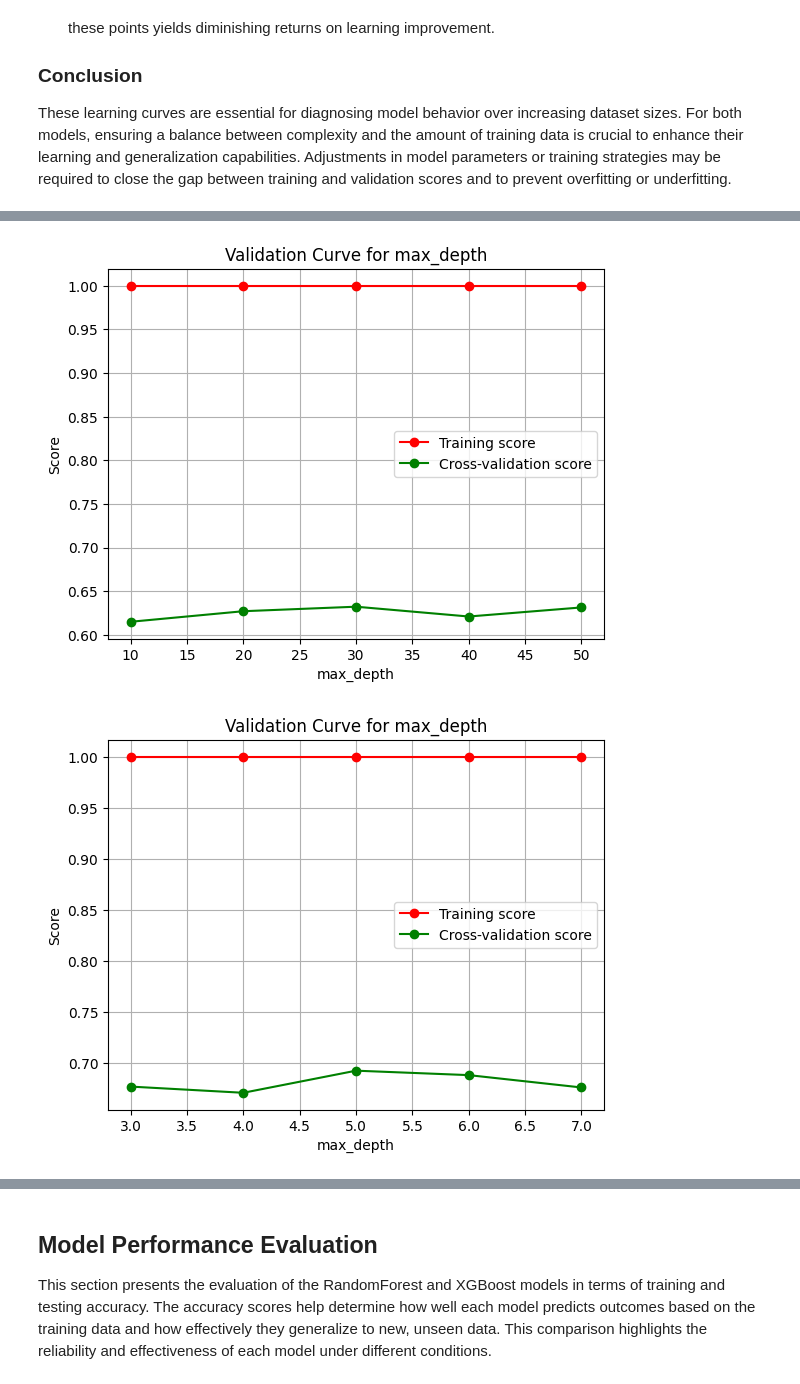
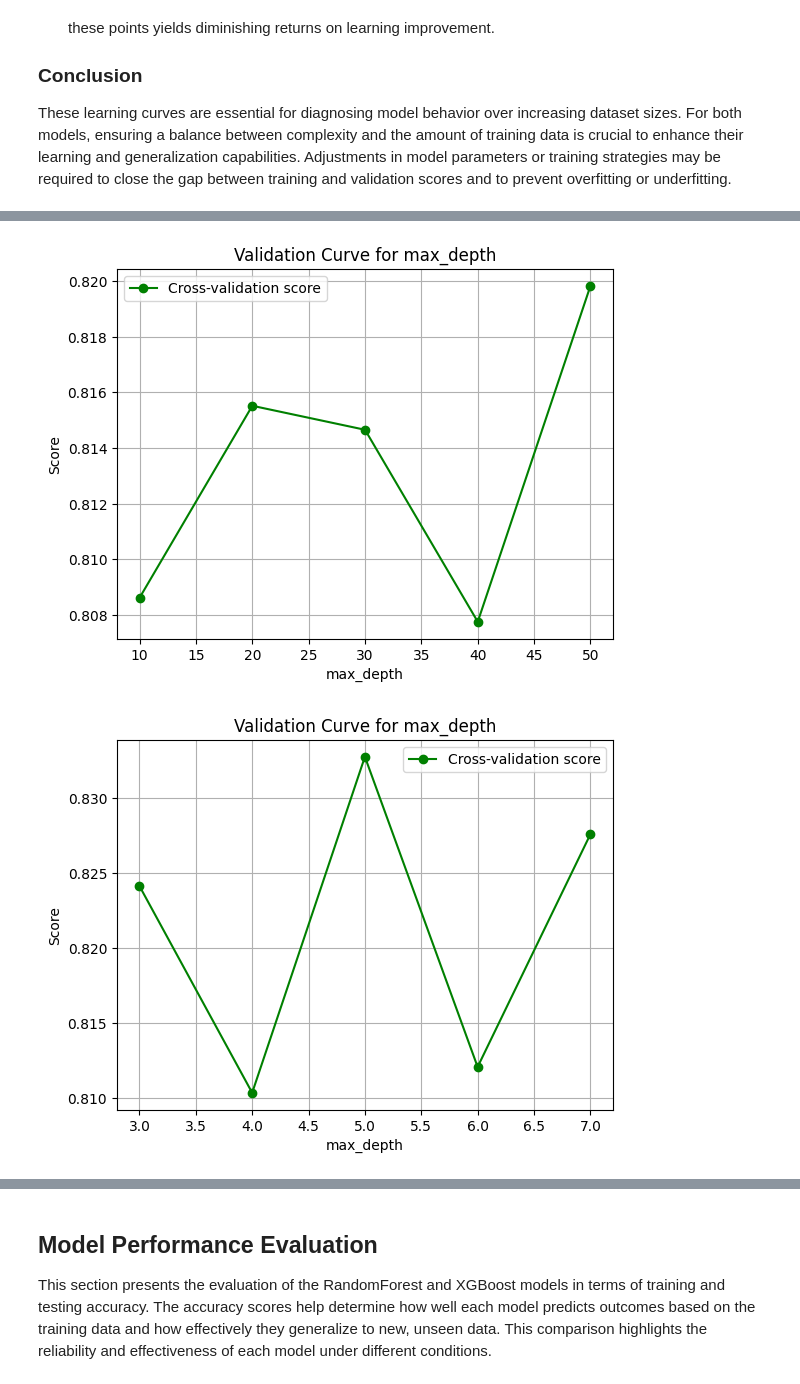
Before and after one commit to astronaut505/tradingtroll, a Jupyter notebook: buyorbye.ipynb, the cells around one changed output, grey strips where cells are left out. Cells and saved outputs as stored; diff of their text form; code cells hidden in the pictures.

```diff
--- a/buyorbye.ipynb
+++ b/buyorbye.ipynb
@@ -272,13 +429,6 @@ Further steps could involve optimizing the signal generation parameters to reduc
 ### Cleaning Data
 
 **Removing NaN Values:** After introducing lag features, the initial rows contain NaN values due to the shift operation. We dropped NA to maintain data integrity and ensure all dataset entries are complete for analysis.
-# %%
-# Adding lag features
-for lag in range(1, 6):  # Create lag features for the past 5 days
-    nvidia[f'Lag_{lag}'] = nvidia['Close'].shift(lag)
-
-# Drop NaN values after adding lag features
-nvidia.dropna(inplace=True)
 # %% [markdown]
 ## Feature Selection and Data Standardization
 
@@ -291,19 +441,17 @@ We allocate 80% of the dataset for training and the remaining 20% for testing. T
 ### Feature Standardization
 Using `StandardScaler` from `sklearn.preprocessing`, we standardize the features to have a mean of zero and a standard deviation of one. This normalization process is crucial for neutralizing the effect of differing scales among features, which improves the stability and performance of machine learning algorithms.
 # %%
-from sklearn.preprocessing import StandardScaler
-
-# Define the features
-features = ['SMA10', 'SMA60', 'EMA10', 'EMA20', 'EMA50', 'Momentum', 'RSI'] + [f'Lag_{lag}' for lag in range(1, 6)]
+# Define the PCA features to use
+pca_features = renamed_pca_features  # Use the renamed features here
 
 # Split the data into training and testing sets
 train_size = int(len(nvidia) * 0.8)
 train_df = nvidia[:train_size]
 test_df = nvidia[train_size:]
 
-X_train = train_df[features]
+X_train = train_df[pca_features]
 y_train = train_df['Signal']
-X_test = test_df[features]
+X_test = test_df[pca_features]
 y_test = test_df['Signal']
 
 # Standardize features
@@ -334,10 +484,11 @@ from sklearn.ensemble import RandomForestClassifier
 
 # Define the parameter grid with more regularization
 param_grid_rf = {
-    'n_estimators': [50, 100, 200],
-    'max_depth': [5, 10, 15, 20],
-    'min_samples_split': [5, 10, 15],
-    'min_samples_leaf': [2, 4, 6]
+    'n_estimators': [50, 100],
+    'max_depth': [2, 3, 4],
+    'min_samples_split': [10, 15],
+    'min_samples_leaf': [4, 6],
+    'max_features': ['sqrt', 'log2']
 }
 
 # Initialize RandomForestClassifier
@@ -410,14 +577,15 @@ from sklearn.model_selection import GridSearchCV
 
 # Define the parameter grid with regularization
 param_grid_xgb = {
-    'n_estimators': [50, 100, 150],
-    'max_depth': [3, 4, 5],
-    'learning_rate': [0.01, 0.1, 0.2],
-    'subsample': [0.8, 0.9],
-    'colsample_bytree': [0.8, 0.9],
-    'reg_alpha': [0, 0.01, 0.1],  # L1 regularization term on weights
-    'reg_lambda': [1, 1.5, 2]  # L2 regularization term on weights
+    'n_estimators': [50, 100],
+    'max_depth': [2, 3, 4],
+    'learning_rate': [0.01, 0.05],
+    'subsample': [0.8],
+    'colsample_bytree': [0.8],
+    'reg_alpha': [0.1, 0.5],
+    'reg_lambda': [2, 3]
 }
+
 
 # Initialize XGBClassifier
 xgb_model = XGBClassifier(eval_metric='logloss')
@@ -769,26 +990,25 @@ This method is crucial for fine-tuning model parameters, guiding decisions on mo
 # %%
 from sklearn.model_selection import validation_curve
 
 def plot_validation_curve(estimator, X, y, param_name, param_range, cv=5):
     train_scores, test_scores = validation_curve(estimator, X, y, param_name=param_name, param_range=param_range, cv=cv, n_jobs=-1)
     train_scores_mean = np.mean(train_scores, axis=1)
     test_scores_mean = np.mean(test_scores, axis=1)
 
     plt.figure()
-    plt.plot(param_range, train_scores_mean, 'o-', color="r", label="Training score")
     plt.plot(param_range, test_scores_mean, 'o-', color="g", label="Cross-validation score")
     plt.title(f'Validation Curve for {param_name}')
     plt.xlabel(f'{param_name}')
     plt.ylabel('Score')
     plt.legend(loc="best")
     plt.grid()
     plt.show()
 
 # Validation curve for max_depth in RandomForest
 plot_validation_curve(RandomForestClassifier(), X_train, y_train, 'max_depth', [10, 20, 30, 40, 50])
 
 # Validation curve for max_depth in XGBoost
 plot_validation_curve(XGBClassifier(), X_train, y_train, 'max_depth', [3, 4, 5, 6, 7])
 # %% [output]
-[figure, old version]
+[figure, new version]
-[figure, old version]
+[figure, new version]
```
Also changed, not shown: parts of 30 cells of this notebook.
